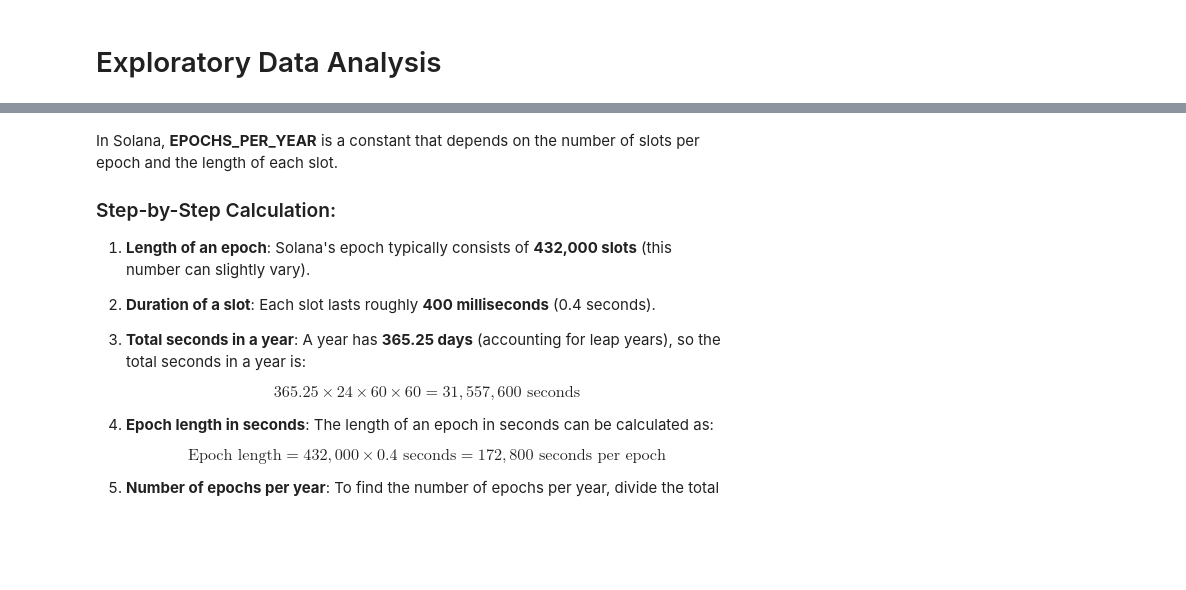
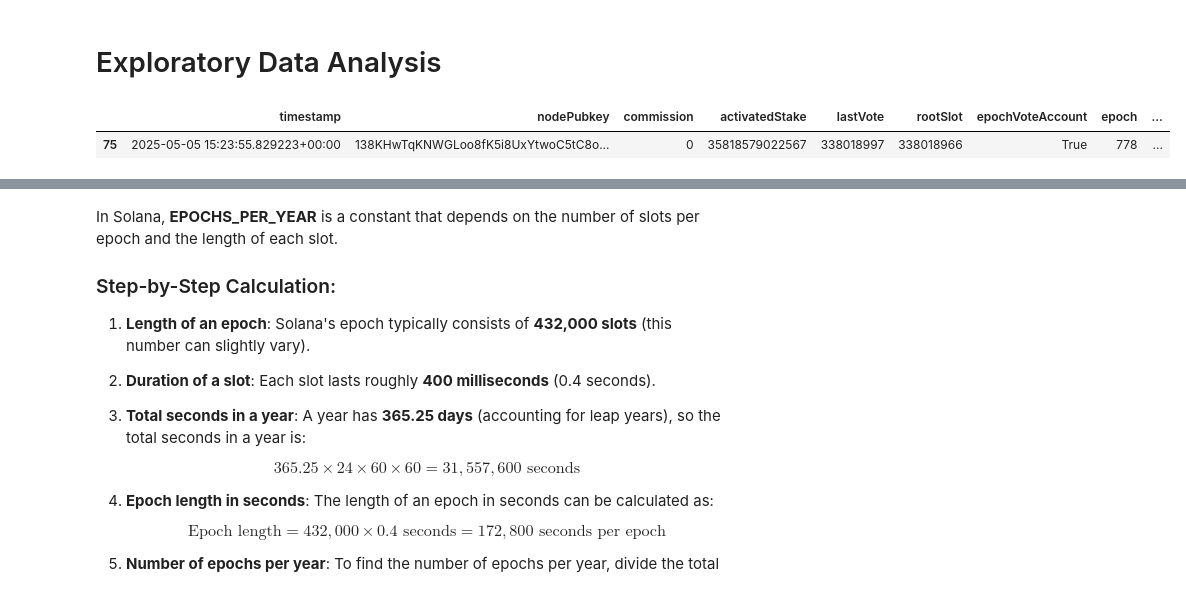
Before and after one commit to apostleoffinance/Solana-Predictive-Staking-Analytics, a Jupyter notebook: notebook/data.ipynb, the cells around one changed output, grey strips where cells are left out. Saved outputs shown, nothing was run; the diff lists cells and outputs as text; code cells hidden in the pictures; blank space fills up the shorter version.

```diff
--- a/notebook/data.ipynb
+++ b/notebook/data.ipynb
@@ -496,2 +544,7 @@ df_validators.columns.to_list()
 # %% [markdown]
 # Exploratory Data Analysis
+# %%
+df_expanded.head(n=1)
+# %% [output]
+|  | timestamp | nodePubkey | commission | activatedStake | lastVote | rootSlot | epochVoteAccount | epoch | ... |
+| 75 | 2025-05-05 15:23:55.829223+00:00 | 138KHwTqKNWGLoo8fK5i8UxYtwoC5tC8o... | 0 | 35818579022567 | 338018997 | 338018966 | True | 778 | ... |
```
Also changed, not shown: parts of 31 cells of this notebook, 1 other file.
